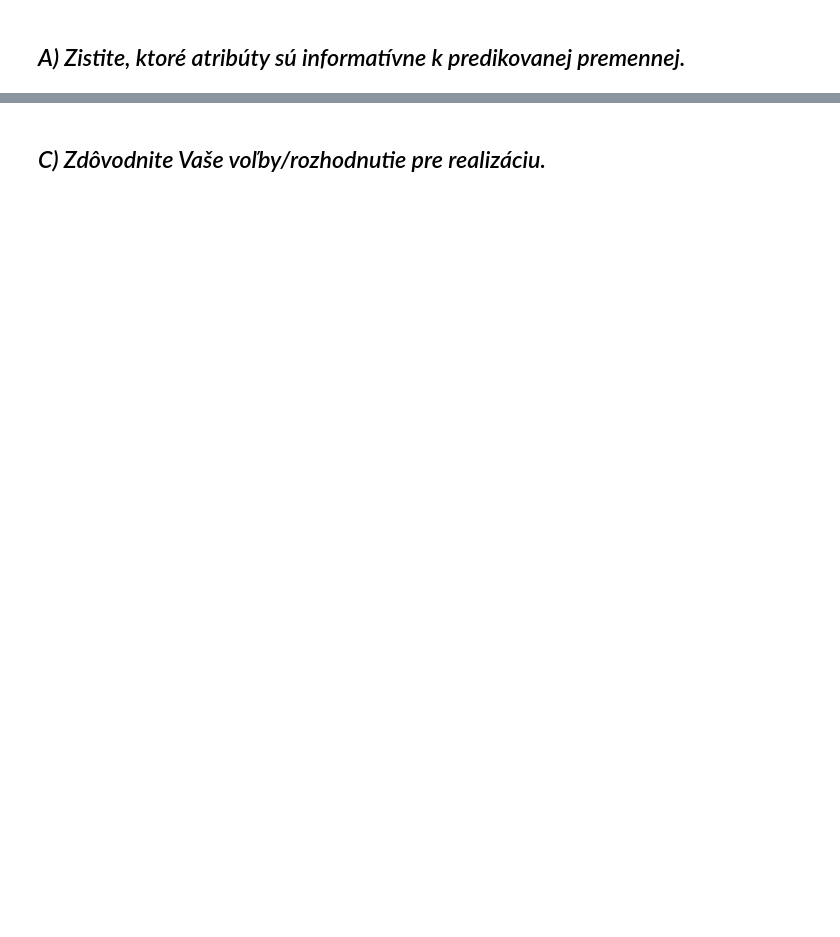
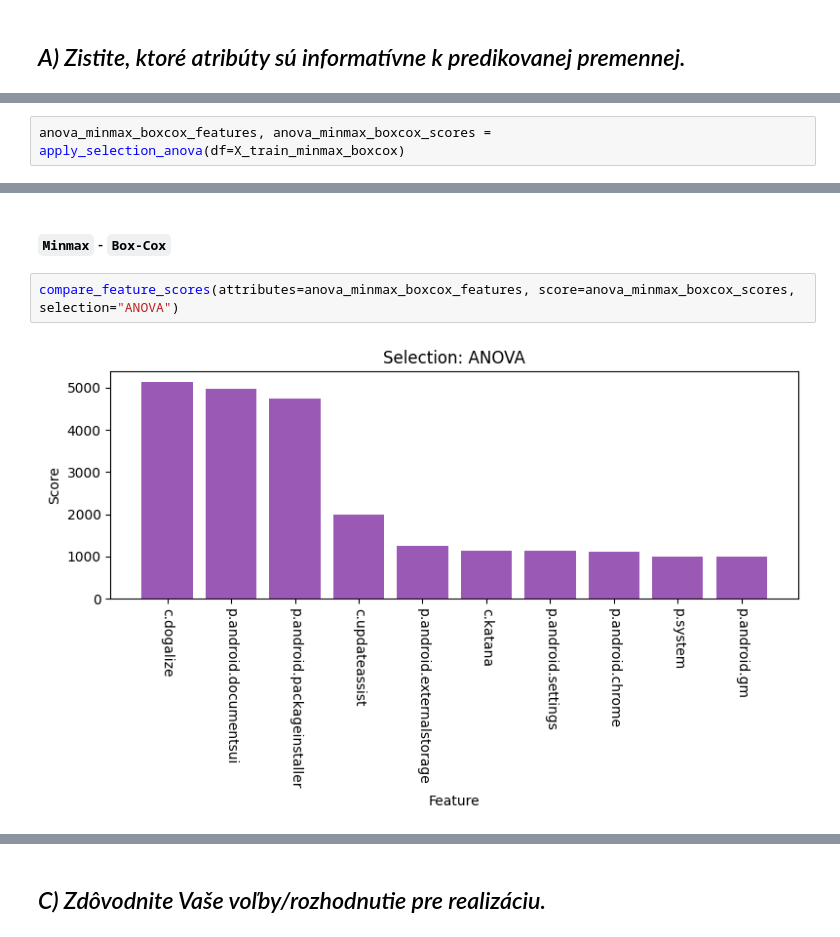
Before and after one commit to Mmathieus/IAU-project, a Jupyter notebook: zadanie2.ipynb, the cells around one changed output, grey strips where cells are left out. Drawn from its saved outputs; the diff is of its cells as text; blank space fills up the shorter version.

```diff
--- a/zadanie2.ipynb
+++ b/zadanie2.ipynb
@@ -498,0 +537,2 @@ array([1, 1, 1, 1, 1])
+# %%
+anova_minmax_boxcox_features, anova_minmax_boxcox_scores = apply_selection_anova(df=X_train_minmax_boxcox)
@@ -498,0 +770,6 @@ array([1, 1, 1, 1, 1])
+# %% [markdown]
+#### `Minmax` - `Box-Cox`
+# %%
+compare_feature_scores(attributes=anova_minmax_boxcox_features, score=anova_minmax_boxcox_scores, selection="ANOVA")
+# %% [output]
+[figure, added]
```
Also changed, not shown: parts of 103 cells of this notebook.
